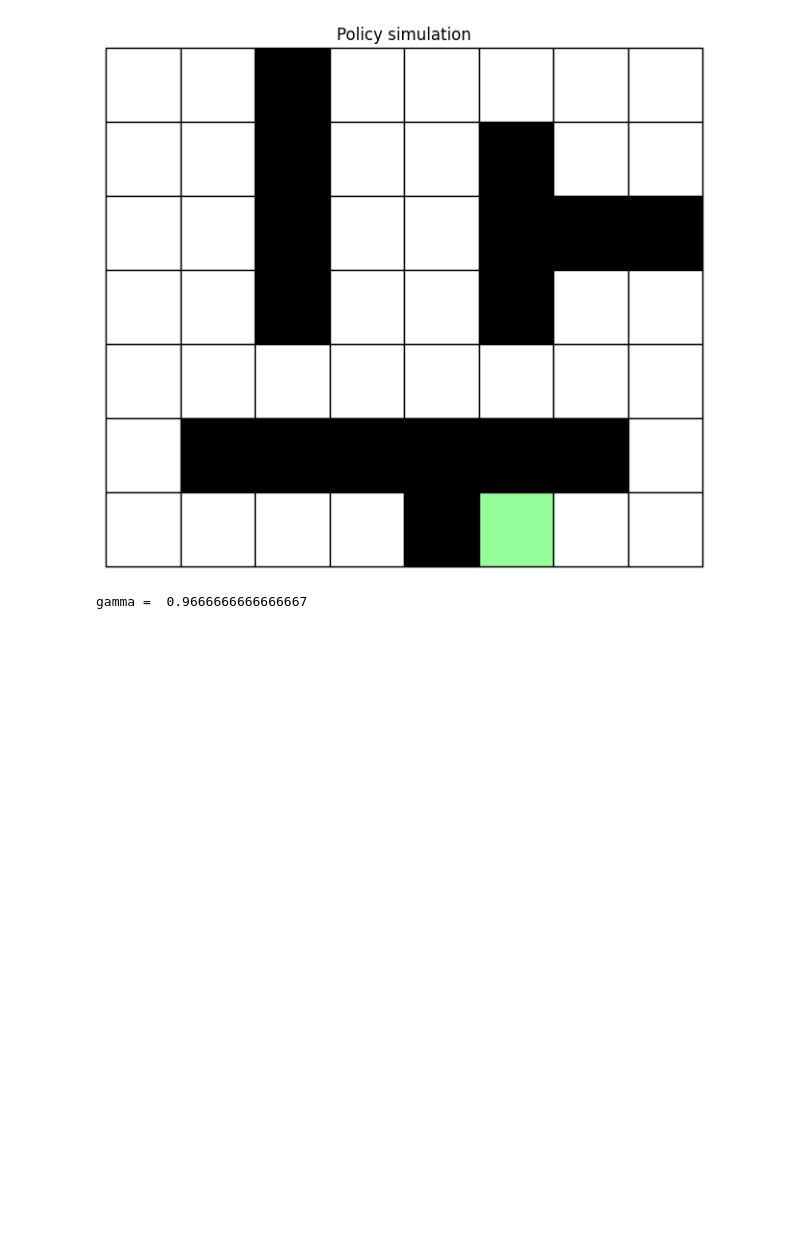
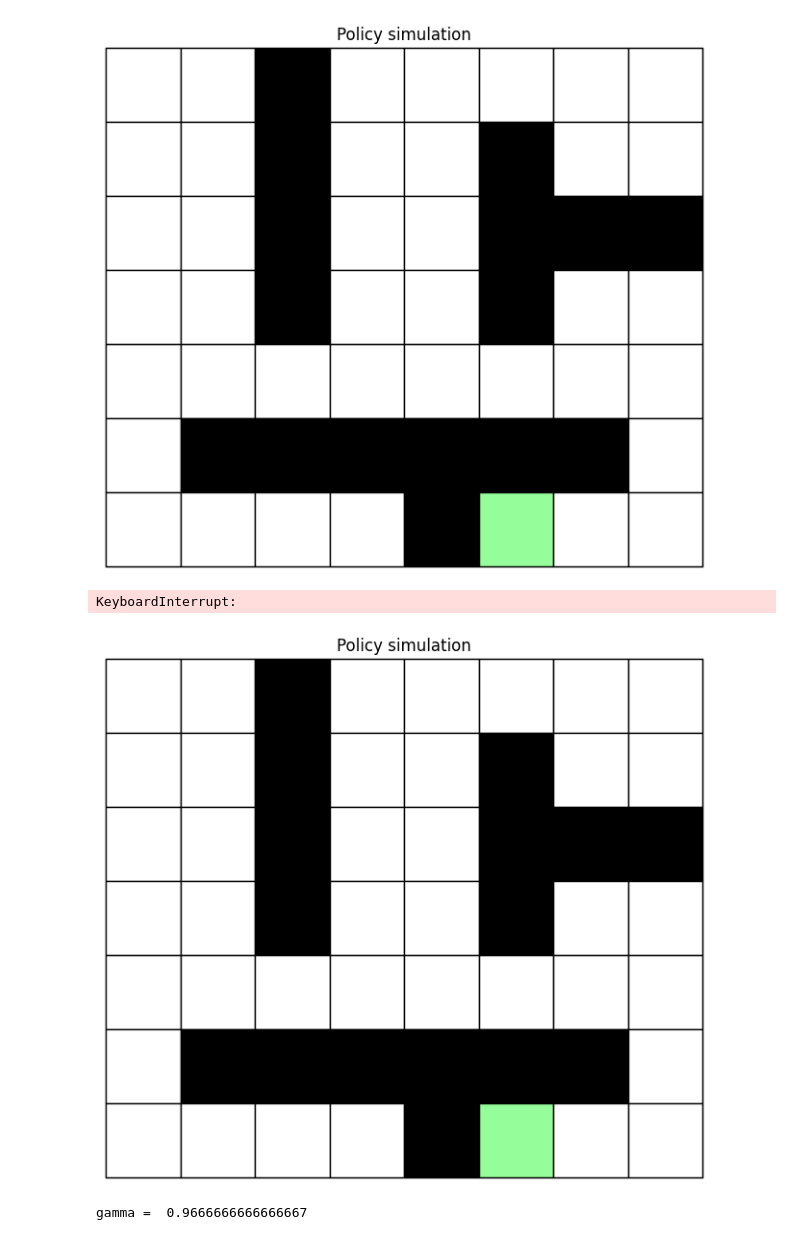
Before and after one commit to Glowster/EL2805_Labs, a Jupyter notebook: lab1/problem1/maze2.ipynb, the cells around one changed output. Cells and saved outputs as stored; diff of their text form; code cells hidden in the pictures; blank space fills up the shorter version.

```diff
--- a/lab1/maze2.ipynb
+++ b/lab1/problem1/maze2.ipynb
@@ -361,34 +362,36 @@ if __name__ == "__main__":
     # Description of the maze as a numpy array
     maze = np.array([
         [0, 0, 1, 0, 0, 0, 0, 0],
         [0, 0, 1, 0, 0, 1, 0, 0],
         [0, 0, 1, 0, 0, 1, 1, 1],
         [0, 0, 1, 0, 0, 1, 0, 0],
         [0, 0, 0, 0, 0, 0, 0, 0],
         [0, 1, 1, 1, 1, 1, 1, 0],
         [0, 0, 0, 0, 1, 2, 0, 0]])
     # With the convention 0 = empty cell, 1 = obstacle, 2 = exit of the Maze
 
     env = Maze(maze) # Create an environment maze
     horizon = 20
 
     # Solve the MDP problem with dynamic programming
     # method = 'DynProg'
     # V, policy = dynamic_programming(env, horizon)
 
     # Solve the MDP problem with value iteration
     gamma = 29/30
     epsilon = 1e-3
     method = "ValIter"
     V, policy = value_iteration(env, gamma, epsilon)
 
     # Simulate the shortest path starting from position A
     start  = ((0,0), (6,5))
     path = env.simulate(start, policy, method)[0]
 
-    # animate_solution(maze, path)
+    animate_solution(maze, path)
 # %% [output]
 [figure]
+KeyboardInterrupt:
+[figure, added]
 # %%
 # Description of the maze as a numpy array
 maze = np.array([
```
Also changed, not shown: parts of 2 cells of this notebook, 8 other files.
